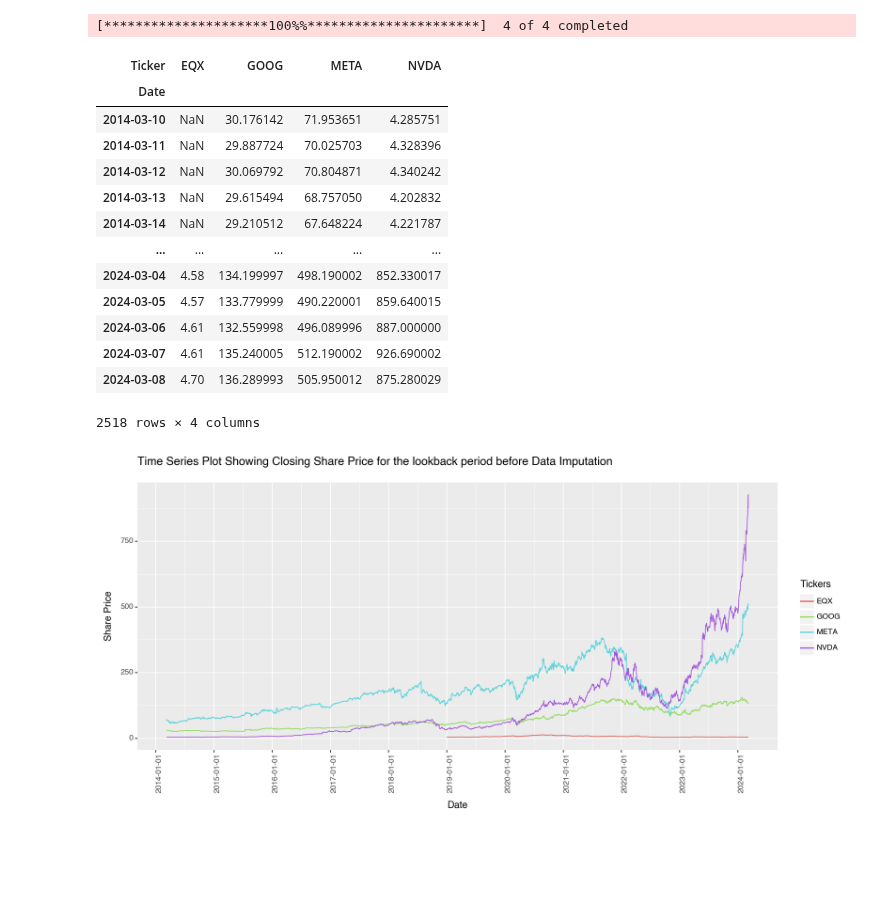
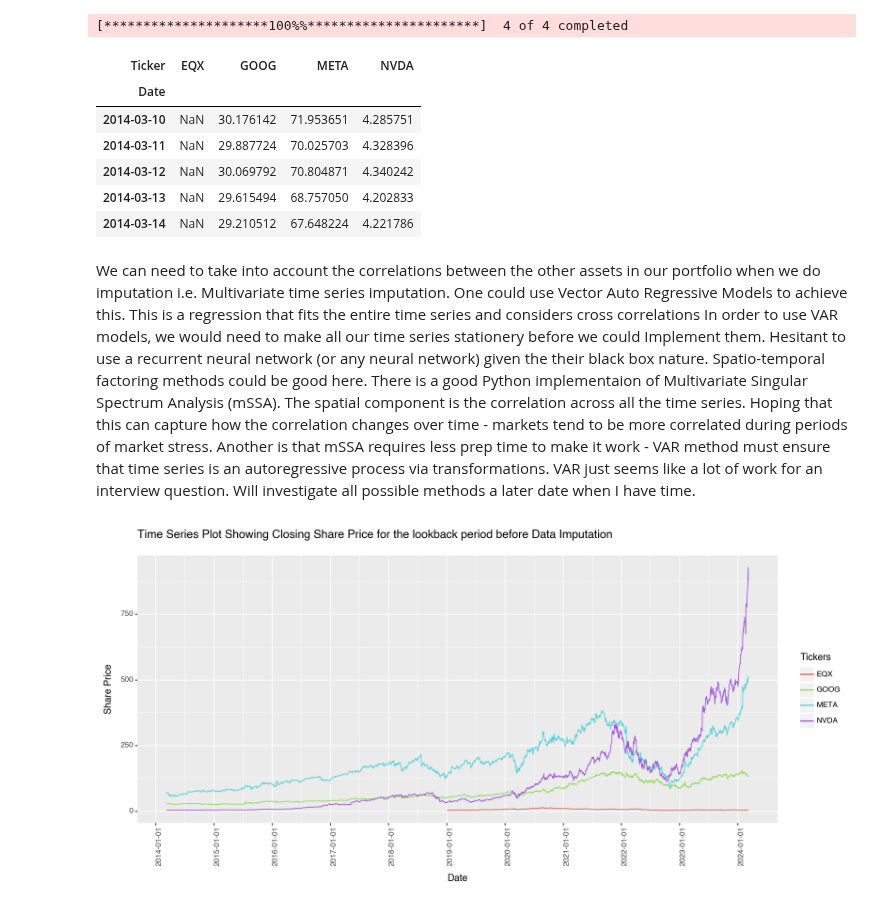
Before and after one commit to tomiadewusi/Case-Study, a Jupyter notebook: caseStudy2.ipynb, the cells around one changed output. Cells and saved outputs as stored; diff of their text form; code cells hidden in the pictures; blank space fills up the shorter version.

```diff
--- a/caseStudy2.ipynb
+++ b/caseStudy2.ipynb
@@ -31,31 +31,24 @@ def makeTimeSeriesPlot(title,longTimeSeriesDataFrame):
 # %%
 tickers = ['GOOG', 'NVDA','META','EQX']
 
 today = dt.date.today()
 lookback = today - relativedelta(years=10)
 
 
 dataLookbackFull = yf.download(tickers, start=lookback, end=today, auto_adjust=True)['Close']
 dataLookbackNoNa = dataLookbackFull.dropna(subset=["EQX"]).copy()
 lengthFull = len(dataLookbackFull)
 lengthNoNa = len(dataLookbackNoNa)
 lastNaNum = lengthFull - lengthNoNa
 title = "Time Series Plot Showing Closing Share Price for the lookback period before Data Imputation"
 plotComplete = makeTimeSeriesPlot(title,makeLongTimeSeriesDf(dataLookbackFull))
-dataLookbackFull
+dataLookbackFull.head() # Tickers are pulled in alphabetical order
 # %% [output]
 [*********************100%%**********************]  4 of 4 completed
 | Ticker | EQX | GOOG | META | NVDA |
 | Date |  |  |  |  |
 | 2014-03-10 | NaN | 30.176142 | 71.953651 | 4.285751 |
 | 2014-03-11 | NaN | 29.887724 | 70.025703 | 4.328396 |
 | 2014-03-12 | NaN | 30.069792 | 70.804871 | 4.340242 |
-| 2014-03-13 | NaN | 29.615494 | 68.757050 | 4.202832 |
-| 2014-03-14 | NaN | 29.210512 | 67.648224 | 4.221787 |
-| ... | ... | ... | ... | ... |
-| 2024-03-04 | 4.58 | 134.199997 | 498.190002 | 852.330017 |
-| 2024-03-05 | 4.57 | 133.779999 | 490.220001 | 859.640015 |
-| 2024-03-06 | 4.61 | 132.559998 | 496.089996 | 887.000000 |
-| 2024-03-07 | 4.61 | 135.240005 | 512.190002 | 926.690002 |
-| 2024-03-08 | 4.70 | 136.289993 | 505.950012 | 875.280029 |
+| 2014-03-13 | NaN | 29.615494 | 68.757050 | 4.202833 |
+| 2014-03-14 | NaN | 29.210512 | 67.648224 | 4.221786 |
-2518 rows × 4 columns
@@ -75,3 +55,14 @@ dataLookbackFull
+# %% [markdown]
+We can need to take into account the correlations between the other assets in our portfolio when we do imputation i.e. Multivariate time series imputation. One could use Vector Auto Regressive Models to achieve this. This is a regression that fits the entire time series and considers cross correlations
+In order to use VAR models, we would need to make all our time series stationery before we could
+Implement them. Hesitant to use a recurrent neural network (or any neural network) given the
+their black box nature. Spatio-temporal factoring methods could be good here. There is a good
+Python implementaion of Multivariate Singular Spectrum Analysis (mSSA). The spatial component
+is the correlation across all the time series. Hoping that this can capture how the correlation
+changes over time - markets tend to be more correlated during periods of market stress. Another
+is that mSSA requires less prep time to make it work - VAR method must ensure that time series is
+an autoregressive process via transformations. VAR just seems like a lot of work for an interview
+question. Will investigate all possible methods a later date when I have time.
 # %%
 model = mSSA(fill_in_missing = True)
 model.update_model(dataLookbackFull.reset_index(drop=True))
```
Also changed, not shown: parts of 4 cells of this notebook.
